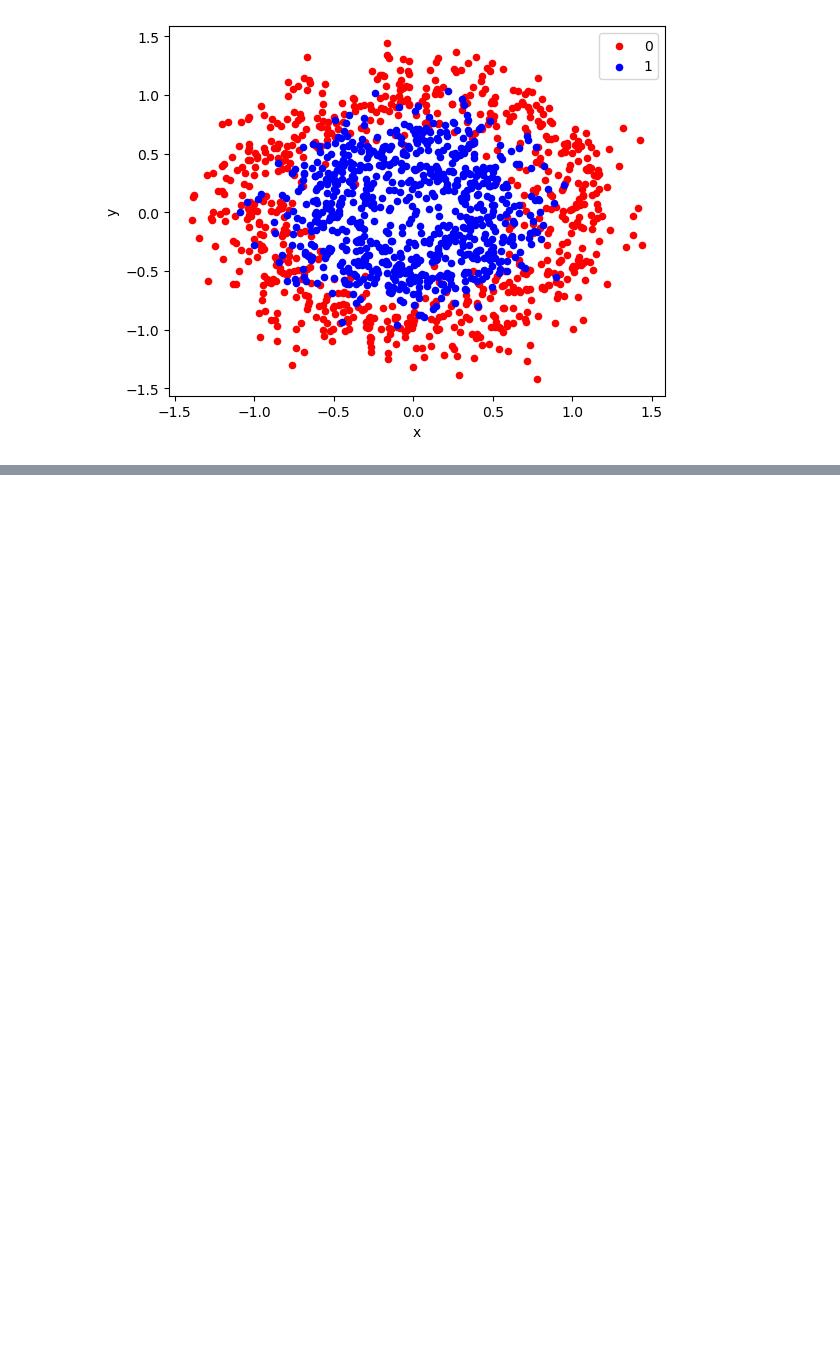
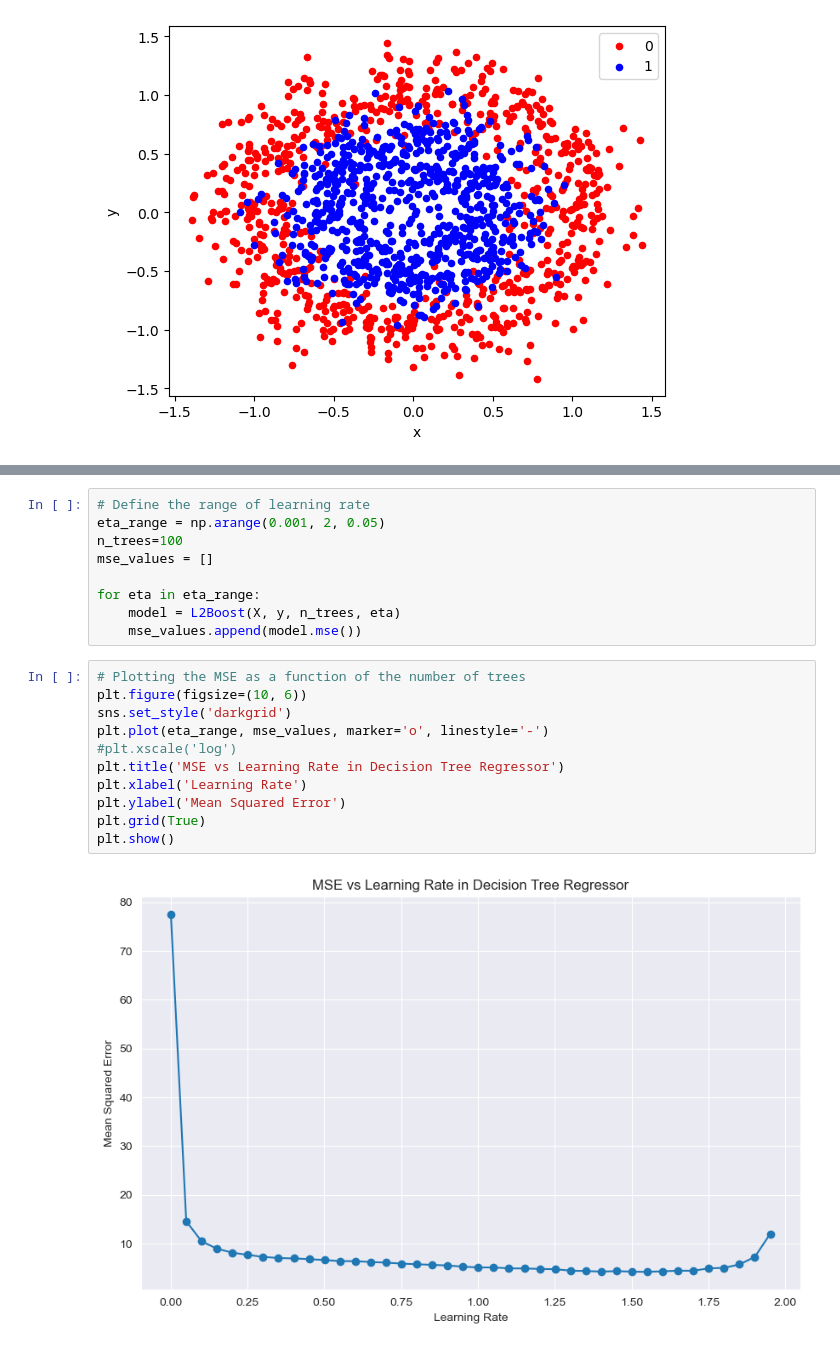
Before and after one commit to anidima/ydata_ml_sl, a Jupyter notebook: SL_HW7_Ensemble.ipynb, the cells around one changed output, grey strips where cells are left out. Saved outputs shown, nothing was run; the diff lists cells and outputs as text; blank space fills up the shorter version.

```diff
--- a/SL_HW7_Ensemble.ipynb
+++ b/SL_HW7_Ensemble.ipynb
@@ -295,0 +351,22 @@ Reminder: in each step, build a decision tree to minimize the error between the
+# %%
+# Define the range of learning rate
+eta_range = np.arange(0.001, 2, 0.05)
+n_trees=100
+mse_values = []
+
+for eta in eta_range:
+    model = L2Boost(X, y, n_trees, eta)
+    mse_values.append(model.mse())
+# %%
+# Plotting the MSE as a function of the number of trees
+plt.figure(figsize=(10, 6))
+sns.set_style('darkgrid')
+plt.plot(eta_range, mse_values, marker='o', linestyle='-')
+#plt.xscale('log')
+plt.title('MSE vs Learning Rate in Decision Tree Regressor')
+plt.xlabel('Learning Rate')
+plt.ylabel('Mean Squared Error')
+plt.grid(True)
+plt.show()
+# %% [output]
+[figure, added]
```
Also changed, not shown: parts of 11 cells of this notebook.
